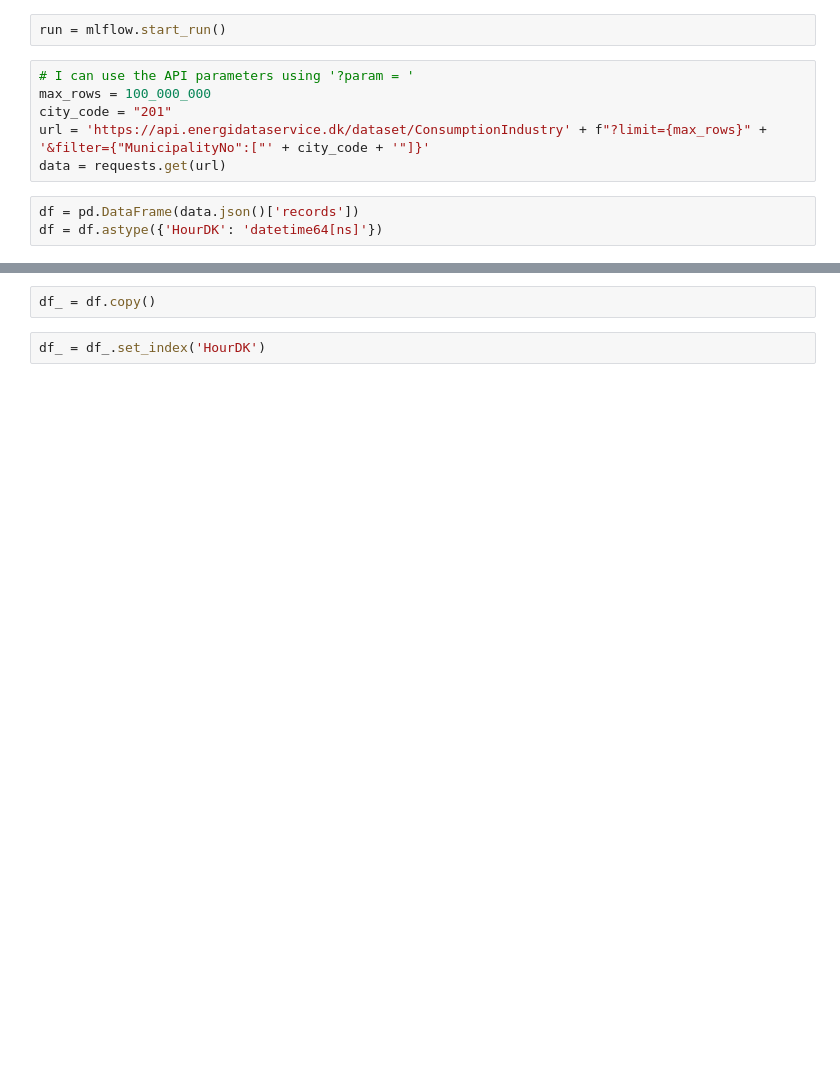
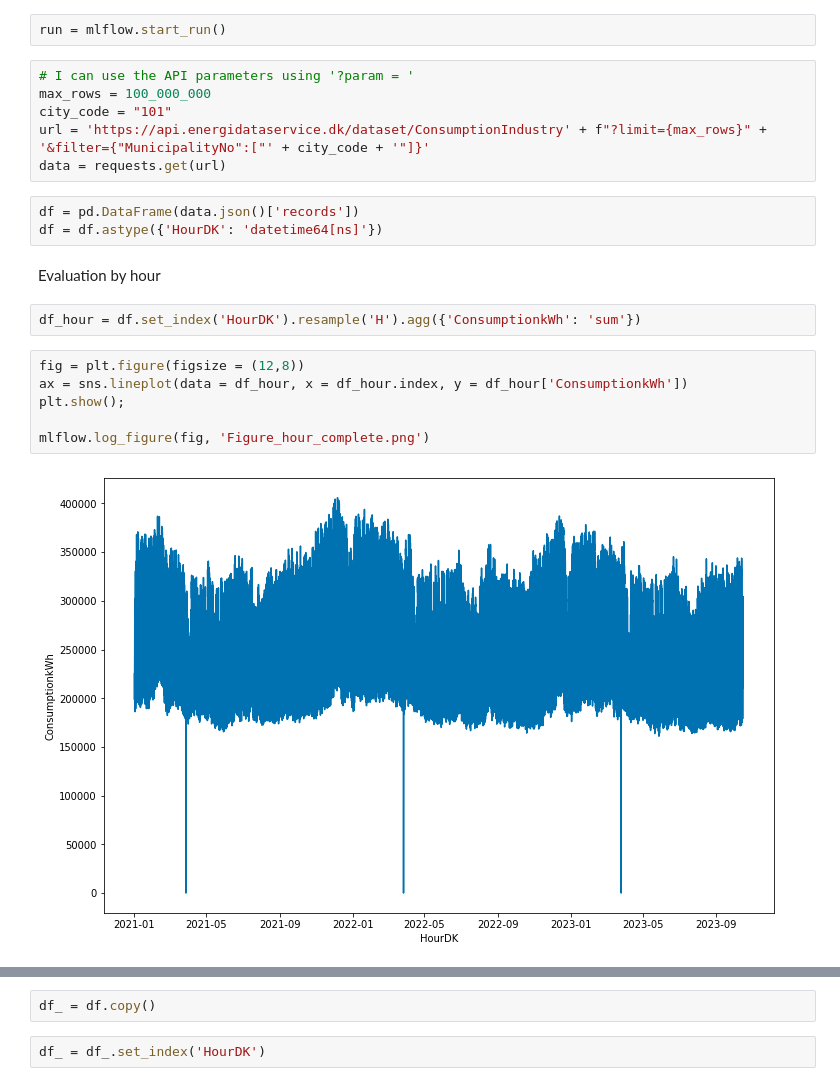
Before and after one commit to GiovaneCarvalho/Forecast_Consumo_Energia_Dinamarques, a Jupyter notebook: API.ipynb, the cells around one changed output, grey strips where cells are left out. Saved outputs shown, nothing was run; the diff lists cells and outputs as text; blank space fills up the shorter version.

```diff
--- a/API.ipynb
+++ b/API.ipynb
@@ -26,9 +65,21 @@ run = mlflow.start_run()
 # %%
 # I can use the API parameters using '?param = '
 max_rows = 100_000_000
-city_code = "201"
+city_code = "101"
 url = 'https://api.energidataservice.dk/dataset/ConsumptionIndustry' + f"?limit={max_rows}" + '&filter={"MunicipalityNo":["' + city_code + '"]}'
 data = requests.get(url)
 # %%
 df = pd.DataFrame(data.json()['records'])
 df = df.astype({'HourDK': 'datetime64[ns]'})
+# %% [markdown]
+Evaluation by hour
+# %%
+df_hour = df.set_index('HourDK').resample('H').agg({'ConsumptionkWh': 'sum'})
+# %%
+fig = plt.figure(figsize = (12,8))
+ax = sns.lineplot(data = df_hour, x = df_hour.index, y = df_hour['ConsumptionkWh'])
+plt.show();
+
+mlflow.log_figure(fig, 'Figure_hour_complete.png')
+# %% [output]
+[figure, added]
```
Also changed, not shown: parts of 28 cells of this notebook.
